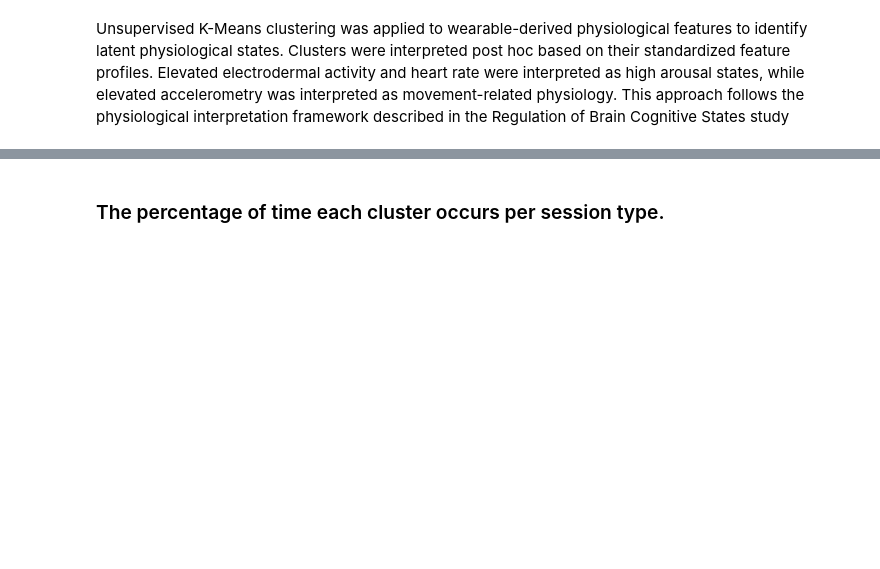
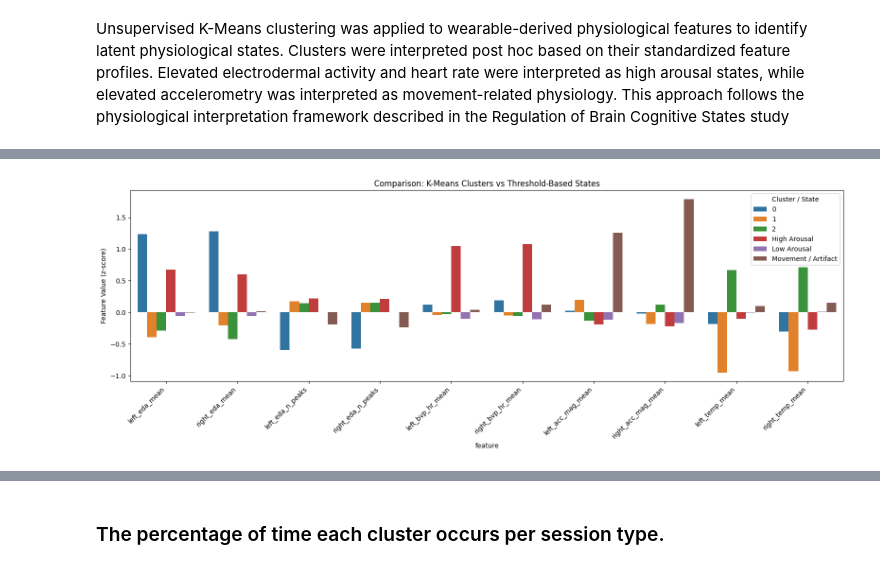
Before and after one commit to Kavisha-29-R/BME_DATA_SCIENCE_CAPSTONE_PROJECT, a Jupyter notebook: Notebooks/1_Modelling.ipynb, the cells around one changed output, grey strips where cells are left out. Cells and saved outputs as stored; diff of their text form; code cells hidden in the pictures; blank space fills up the shorter version.

```diff
--- a/Notebooks/1_Modelling.ipynb
+++ b/Notebooks/1_Modelling.ipynb
@@ -442,0 +476,8 @@ cluster_profiles
+# %%
+threshold_profiles = (
+    df_cluster
+    .groupby('physio_state')[cluster_features]
+    .mean()
+)
+
+threshold_profiles
@@ -453,0 +542,33 @@ Unsupervised K-Means clustering was applied to wearable-derived physiological fe
+# %%
+import pandas as pd
+import seaborn as sns
+import matplotlib.pyplot as plt
+
+# Melt cluster_profiles for plotting
+cluster_melt = cluster_profiles.reset_index().melt(id_vars='physio_cluster',
+                                                  var_name='feature',
+                                                  value_name='value')
+cluster_melt['type'] = 'Cluster'
+
+# Melt threshold_states for plotting
+threshold_states_melt = threshold_profiles.reset_index().melt(id_vars='physio_state',
+                                             var_name='feature',
+                                             value_name='value')
+threshold_states_melt['type'] = 'Threshold State'
+
+# Combine both
+plot_df = pd.concat([
+    cluster_melt.rename(columns={'physio_cluster':'group'}),
+    threshold_states_melt.rename(columns={'physio_state':'group'})
+])
+
+plt.figure(figsize=(16,6))
+sns.barplot(data=plot_df, x='feature', y='value', hue='group', dodge=True)
+plt.xticks(rotation=45, ha='right')
+plt.ylabel("Feature Value (z-score)")
+plt.title("Comparison: K-Means Clusters vs Threshold-Based States")
+plt.legend(title="Cluster / State")
+plt.tight_layout()
+plt.show()
+# %% [output]
+[figure, added]
```
Also changed, not shown: parts of 28 cells of this notebook, 1 other file.
